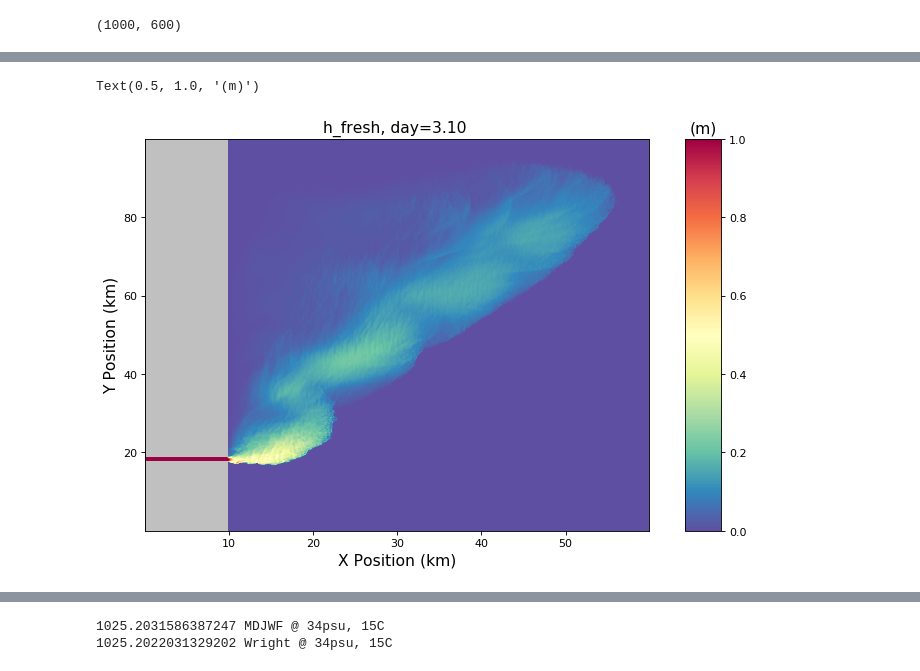
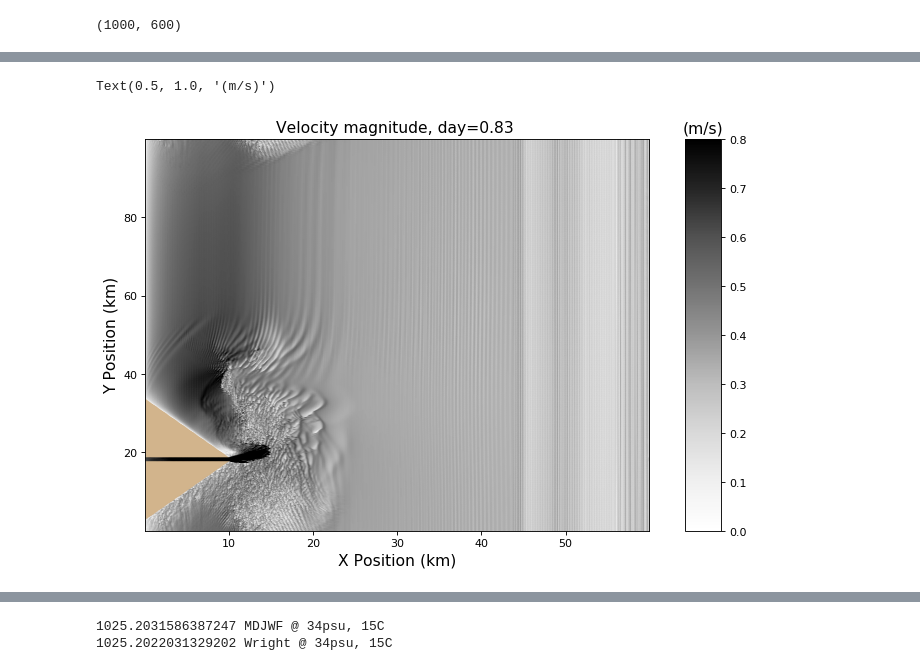
Before and after one commit to ElizabethYankovsky/MITgcm_codes, a Jupyter notebook: Plume_analysis/Analysis.ipynb, the cells around one changed output, grey strips where cells are left out. Cells and saved outputs as stored; diff of their text form; code cells hidden in the pictures.

```diff
--- a/Plume_analysis/Analysis.ipynb
+++ b/Plume_analysis/Analysis.ipynb
@@ -68,30 +192,24 @@ Text(0.5, 1.0, '(psu)')
 # %%
-#Plotting freshwater layer
-newmask = file1.variables['S'][0,:,:,:]
-
-index=149
-Salt = file1.variables['S'][index,:,:,:]; Salt[newmask==0]=np.nan
-Sref = Salt*0.0+34.0
-hf=0.1*np.nansum((Sref-Salt)/34.0,axis=0)
-hf[(mask==0)]=-10000000
-###hf(i,j)=0.1*sum((sr-s(i,j,:))/sr); (your delta z is 0.1 correct?)###
-
+#PLOTTING Offshore Velocity
+index=40
+U = (file2.variables['U'][index,0,:,1:]+file2.variables['U'][index,0,:,:-1])/2
+V = (file3.variables['V'][index,0,1:,:]+file3.variables['V'][index,0,:-1,:])/2
+velocity = np.sqrt(U**2+V**2)
+velocity[(mask==0)]=-10000000
 fig = plt.figure(figsize=(9, 7), dpi= 80, facecolor='w', edgecolor='k')
 ax1 = fig.add_axes([0.15,0.1,0.7,0.7])  #left pos. bottom pos. width, height #ax1 = fig.add_subplot(111)
 ax2 = fig.add_axes([.9, 0.1, 0.05, 0.7])
 
 
-quad1 = ax1.pcolormesh(xq/1000,yq/1000,hf,cmap='Spectral_r',vmin=0,vmax=1)
-quad1.cmap.set_under('silver')
-quad1.cmap.set_over(quad1.cmap(1.))
-
+quad1 = ax1.pcolormesh(xq/1000,yq/1000,velocity,cmap='Greys',vmin=0.,vmax=.8,shading='gouraud')
+quad1.cmap.set_under('tan')
 #ax1.set_xlim(0,30)
-ax1.set_title('h_fresh, day=%04.2f ' %(index/48.), fontsize=14)
+ax1.set_title('Velocity magnitude, day=%04.2f ' %(index/48.), fontsize=14)
 ax1.set_facecolor((0.92, 0.92, 0.92))
 ax1.set_xlabel('X Position (km)',fontsize=14)
 ax1.set_ylabel('Y Position (km)',fontsize=14)
 cb1 = fig.colorbar(quad1,ax2)
-plt.title('(m)', fontsize=14)
+plt.title('(m/s)', fontsize=14)
 # %% [output]
-Text(0.5, 1.0, '(m)')
+Text(0.5, 1.0, '(m/s)')
-[figure, old version]
+[figure, new version]
```
Also changed, not shown: parts of 10 cells of this notebook, 13 other files.
